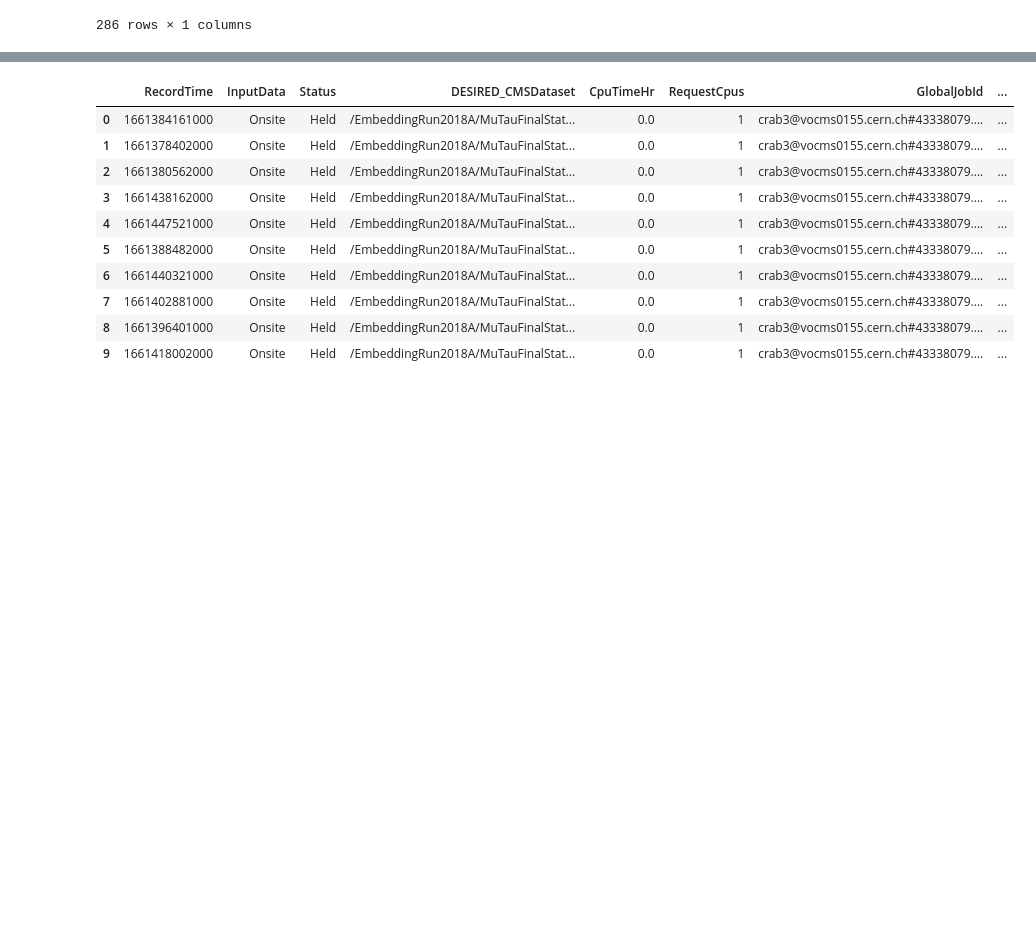
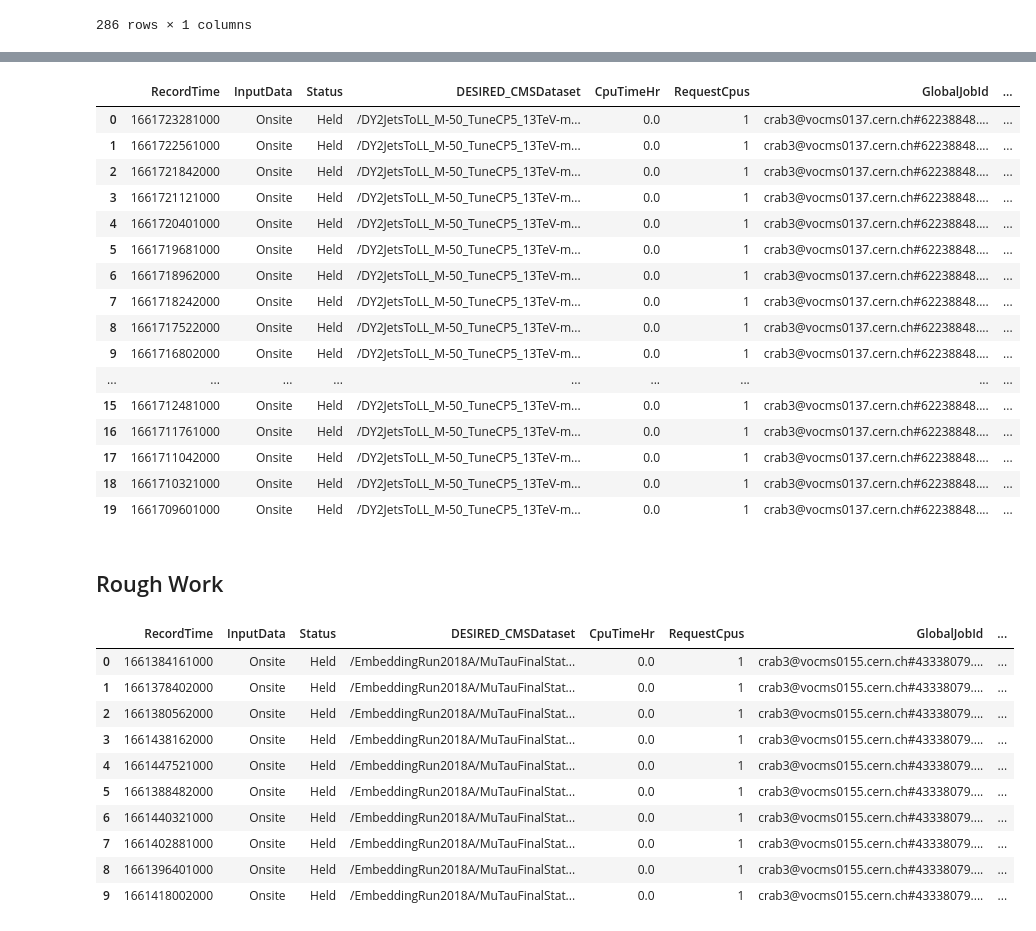
Before and after one commit to dynamic-entropy/CRABAnalysis, a Jupyter notebook: Untitled.ipynb, the cells around one changed output, grey strips where cells are left out. Drawn from its saved outputs; the diff is of its cells as text; code cells hidden in the pictures; blank space fills up the shorter version.

```diff
--- a/Untitled.ipynb
+++ b/Untitled.ipynb
@@ -253,3 +361,25 @@ new_data_wrt_60d.toPandas()
+# %%
+df.filter(col("CRAB_Workflow")==cwf).orderBy(col("RecordTime").desc()).limit(20).toPandas()
+# %% [output]
+|  | RecordTime | InputData | Status | DESIRED_CMSDataset | CpuTimeHr | RequestCpus | GlobalJobId | ... |
+| 0 | 1661723281000 | Onsite | Held | /DY2JetsToLL_M-50_TuneCP5_13TeV-m... | 0.0 | 1 | crab3@vocms0137.cern.ch#62238848.... | ... |
+| 1 | 1661722561000 | Onsite | Held | /DY2JetsToLL_M-50_TuneCP5_13TeV-m... | 0.0 | 1 | crab3@vocms0137.cern.ch#62238848.... | ... |
+| 2 | 1661721842000 | Onsite | Held | /DY2JetsToLL_M-50_TuneCP5_13TeV-m... | 0.0 | 1 | crab3@vocms0137.cern.ch#62238848.... | ... |
+| 3 | 1661721121000 | Onsite | Held | /DY2JetsToLL_M-50_TuneCP5_13TeV-m... | 0.0 | 1 | crab3@vocms0137.cern.ch#62238848.... | ... |
+| 4 | 1661720401000 | Onsite | Held | /DY2JetsToLL_M-50_TuneCP5_13TeV-m... | 0.0 | 1 | crab3@vocms0137.cern.ch#62238848.... | ... |
+| 5 | 1661719681000 | Onsite | Held | /DY2JetsToLL_M-50_TuneCP5_13TeV-m... | 0.0 | 1 | crab3@vocms0137.cern.ch#62238848.... | ... |
+| 6 | 1661718962000 | Onsite | Held | /DY2JetsToLL_M-50_TuneCP5_13TeV-m... | 0.0 | 1 | crab3@vocms0137.cern.ch#62238848.... | ... |
+| 7 | 1661718242000 | Onsite | Held | /DY2JetsToLL_M-50_TuneCP5_13TeV-m... | 0.0 | 1 | crab3@vocms0137.cern.ch#62238848.... | ... |
+| 8 | 1661717522000 | Onsite | Held | /DY2JetsToLL_M-50_TuneCP5_13TeV-m... | 0.0 | 1 | crab3@vocms0137.cern.ch#62238848.... | ... |
+| 9 | 1661716802000 | Onsite | Held | /DY2JetsToLL_M-50_TuneCP5_13TeV-m... | 0.0 | 1 | crab3@vocms0137.cern.ch#62238848.... | ... |
+| ... | ... | ... | ... | ... | ... | ... | ... | ... |
+| 15 | 1661712481000 | Onsite | Held | /DY2JetsToLL_M-50_TuneCP5_13TeV-m... | 0.0 | 1 | crab3@vocms0137.cern.ch#62238848.... | ... |
+| 16 | 1661711761000 | Onsite | Held | /DY2JetsToLL_M-50_TuneCP5_13TeV-m... | 0.0 | 1 | crab3@vocms0137.cern.ch#62238848.... | ... |
+| 17 | 1661711042000 | Onsite | Held | /DY2JetsToLL_M-50_TuneCP5_13TeV-m... | 0.0 | 1 | crab3@vocms0137.cern.ch#62238848.... | ... |
+| 18 | 1661710321000 | Onsite | Held | /DY2JetsToLL_M-50_TuneCP5_13TeV-m... | 0.0 | 1 | crab3@vocms0137.cern.ch#62238848.... | ... |
+| 19 | 1661709601000 | Onsite | Held | /DY2JetsToLL_M-50_TuneCP5_13TeV-m... | 0.0 | 1 | crab3@vocms0137.cern.ch#62238848.... | ... |
+# %% [markdown]
+## Rough Work
 # %%
 #Exploring mappings between jobId and status
 raw_df.filter(col("GlobalJobId")=="crab3@vocms0155.cern.ch#43338079.0#1566477179").orderBy(col('CpuTimeHr').desc()).limit(10).toPandas()
```
Also changed, not shown: parts of 17 cells of this notebook.
